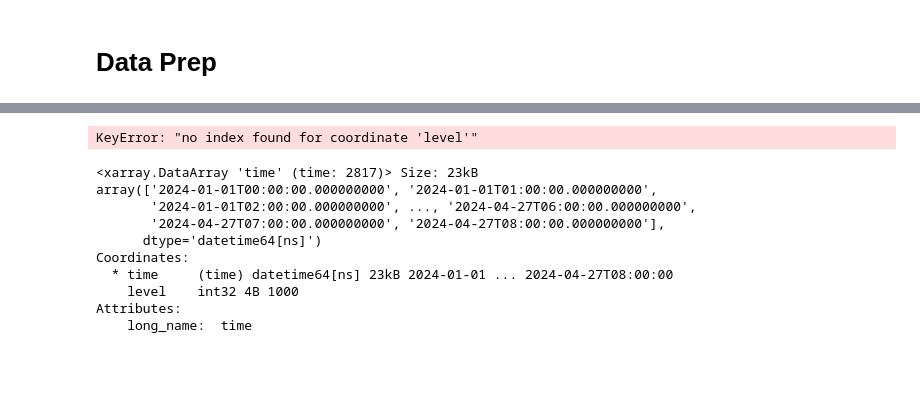
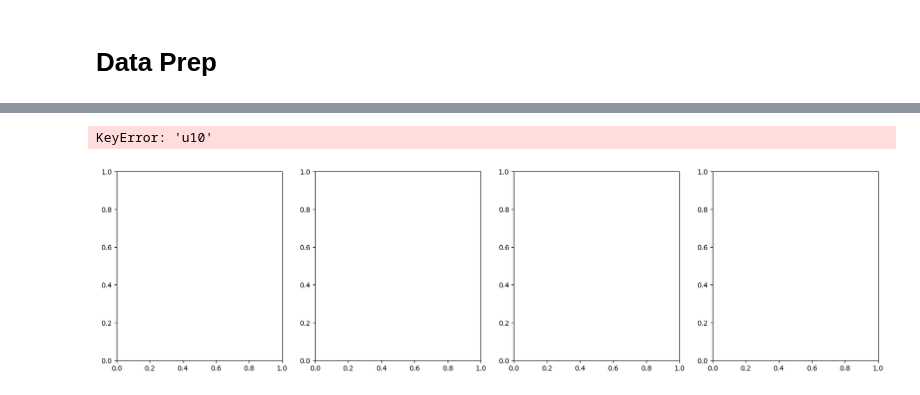
Before and after one commit to Divanvdb/spatial_temporal_forecasting, a Jupyter notebook: 2_GraphCastDataVisualization.ipynb, the cells around one changed output, grey strips where cells are left out. Saved outputs shown, nothing was run; the diff lists cells and outputs as text; code cells hidden in the pictures; blank space fills up the shorter version.

Commit message:
Synthetic Data CNN Tests

```diff
--- a/2_GraphCastDataVisualization.ipynb
+++ b/2_GraphCastDataVisualization.ipynb
@@ -187,8 +133,10 @@ task_config = graphcast.TaskConfig(
 # %%
-ds = xr.open_dataset('ERA5_Data/2024_SouthAfrica.nc')
-
-ds = ds.sel(expver=1).combine_first(ds.sel(expver=5))
+ds = xr.open_dataset('ERA5_Data\WindComponents.nc')
+# ds = xr.open_dataset('ERA5_Data/2023_SouthAfrica.nc')
+# ds = ds.sel(expver=1).combine_first(ds.sel(expver=5))
 ds.load()
 
+ds['ws'] = (ds.u10**2 + ds.v10**2)**0.5
+
 ds = ds.sortby('latitude', ascending=True)
-ds = ds.assign_coords({"level": 1000})
+# ds = ds.assign_coords({"level": 1000})
@@ -250,31 +197,33 @@ VBox(children=(IntSlider(value=1, description='Train steps', max=8758, min=1), I
-# %%
-train_inputs, train_targets, train_forcings = data_utils.extract_inputs_targets_forcings(
-    ds, target_lead_times=slice("1h", f"{train_steps.value*1}h"),
-    **dataclasses.asdict(task_config))
-
-eval_inputs, eval_targets, eval_forcings = data_utils.extract_inputs_targets_forcings(
-    ds, target_lead_times=slice("1h", f"{eval_steps.value*1}h"),
-    **dataclasses.asdict(task_config))
-
-print("All Examples:  ", ds.dims.mapping)
-print("Train Inputs:  ", train_inputs.dims.mapping)
-print("Train Targets: ", train_targets.dims.mapping)
-print("Train Forcings:", train_forcings.dims.mapping)
-print("Eval Inputs:   ", eval_inputs.dims.mapping)
-print("Eval Targets:  ", eval_targets.dims.mapping)
-print("Eval Forcings: ", eval_forcings.dims.mapping)
-# %% [output]
-KeyError: "no index found for coordinate 'level'"
-# %%
-ds['time']
-# %% [output]
-<xarray.DataArray 'time' (time: 2817)> Size: 23kB
-array(['2024-01-01T00:00:00.000000000', '2024-01-01T01:00:00.000000000',
-       '2024-01-01T02:00:00.000000000', ..., '2024-04-27T06:00:00.000000000',
-       '2024-04-27T07:00:00.000000000', '2024-04-27T08:00:00.000000000'],
-      dtype='datetime64[ns]')
-Coordinates:
-  * time     (time) datetime64[ns] 23kB 2024-01-01 ... 2024-04-27T08:00:00
-    level    int32 4B 1000
-Attributes:
-    long_name:  time
+# %%
+# Training and validation data
+# Windowed input of images to predict the next image
+# def normalization(ds):
+#     min_val = ds.min()
+#     max_val = ds.max()
+
+#     normalized_data = (ds - min_val) / (max_val - min_val)
+
+#     normalized_data = xr.where(normalized_data < 0, 0, normalized_data)
+#     normalized_data = xr.where(normalized_data > 1, 1, normalized_data)
+
+#     return normalized_data
+
+window_size = 3
+
+)
+
+features = ds.isel(time=slice(0, window_size))
+target = ds.isel(time=window_size)
+
+ax, fig = plt.subplots(1, window_size + 1, figsize=(20, 5))
+for i in range(window_size):
+    fig[i].imshow(features['u10'][i])
+    fig[i].set_title(f'Input {i}')
+
+fig[window_size].imshow(target['u10'])
+fig[window_size].set_title('Target')
+plt.colorbar(fig[window_size].imshow(target['u10']), ax=fig[window_size])
+plt.show()
+# %% [output]
+KeyError: 'u10'
+[figure, added]
```
Also changed, not shown: parts of 11 cells of this notebook, 5 other files.
